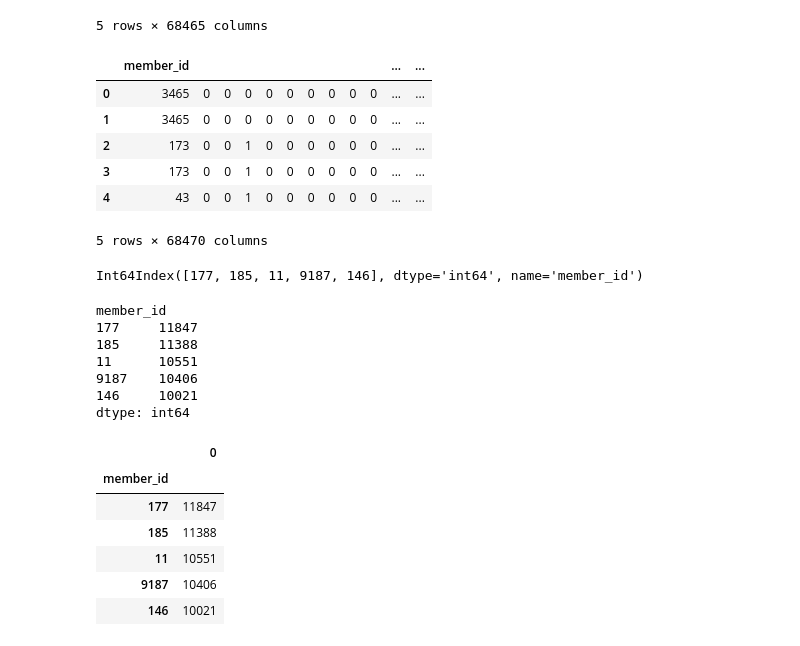
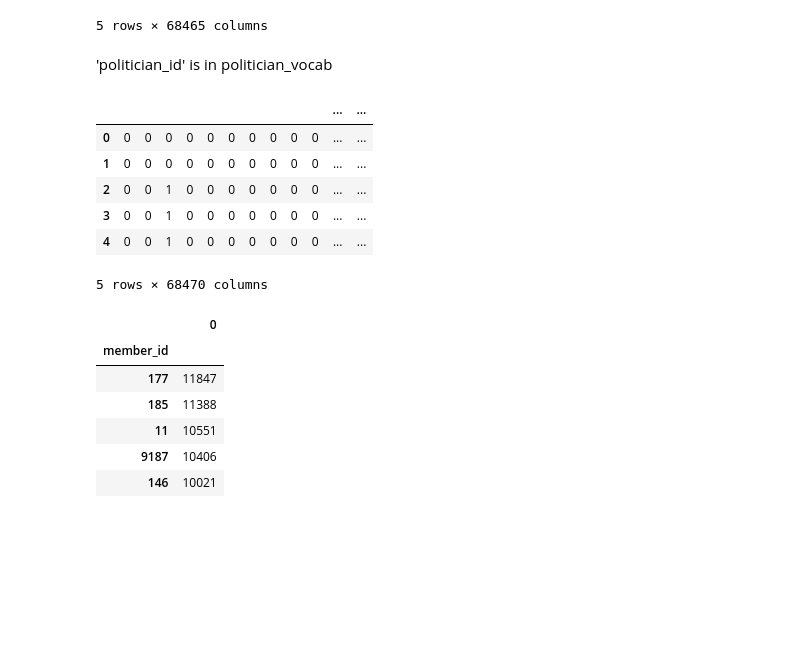
Before and after one commit to illtemperedklavier/openparliament-NLP, a Jupyter notebook: word_stats/vocab size graphs.ipynb, the cells around one changed output. Cells and saved outputs as stored; diff of their text form; code cells hidden in the pictures; blank space fills up the shorter version.

```diff
--- a/word_stats/vocab size graphs.ipynb
+++ b/word_stats/vocab size graphs.ipynb
@@ -60,33 +60,21 @@ df.head()
 | 4 | 256 | 0 | 0 | 0 | 0 | 0 | 0 | 0 | 0 | 0 | ... | ... |
 5 rows × 68465 columns
 # %%
-party_vocab = df.merge(df_electedmember, how='inner', left_on='member_id', right_on='politician_id')
+politician_vocab = df.merge(df_electedmember, how='inner', left_on='member_id', right_on='politician_id')
 # %%
-party_vocab.drop(['politician_id'], axis=1, inplace=True)
+politician_vocab.drop(['member_id'], axis=1, inplace=True)
+# %% [markdown]
+'politician_id' is in politician_vocab
 # %%
-party_vocab.head()
+politician_vocab.head()
 # %% [output]
-|  | member_id |  |  |  |  |  |  |  |  |  | ... | ... |
-| 0 | 3465 | 0 | 0 | 0 | 0 | 0 | 0 | 0 | 0 | 0 | ... | ... |
-| 1 | 3465 | 0 | 0 | 0 | 0 | 0 | 0 | 0 | 0 | 0 | ... | ... |
-| 2 | 173 | 0 | 0 | 1 | 0 | 0 | 0 | 0 | 0 | 0 | ... | ... |
-| 3 | 173 | 0 | 0 | 1 | 0 | 0 | 0 | 0 | 0 | 0 | ... | ... |
-| 4 | 43 | 0 | 0 | 1 | 0 | 0 | 0 | 0 | 0 | 0 | ... | ... |
+|  |  |  |  |  |  |  |  |  |  |  | ... | ... |
+| 0 | 0 | 0 | 0 | 0 | 0 | 0 | 0 | 0 | 0 | 0 | ... | ... |
+| 1 | 0 | 0 | 0 | 0 | 0 | 0 | 0 | 0 | 0 | 0 | ... | ... |
+| 2 | 0 | 0 | 1 | 0 | 0 | 0 | 0 | 0 | 0 | 0 | ... | ... |
+| 3 | 0 | 0 | 1 | 0 | 0 | 0 | 0 | 0 | 0 | 0 | ... | ... |
+| 4 | 0 | 0 | 1 | 0 | 0 | 0 | 0 | 0 | 0 | 0 | ... | ... |
 5 rows × 68470 columns
-# %%
-vocab_len.index[:5]
-# %% [output]
-Int64Index([177, 185, 11, 9187, 146], dtype='int64', name='member_id')
-# %%
-vocab_len.head()
-# %% [output]
-member_id
-177     11847
-185     11388
-11      10551
-9187    10406
-146     10021
-dtype: int64
 # %%
 vocab_frame=vocab_len.to_frame()
 # %%
```
Also changed, not shown: parts of 32 cells of this notebook, 2 other files.
